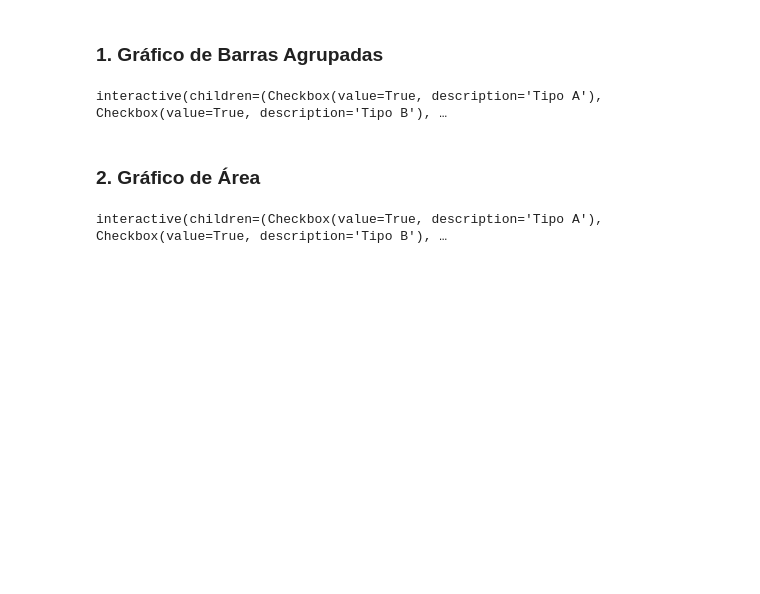
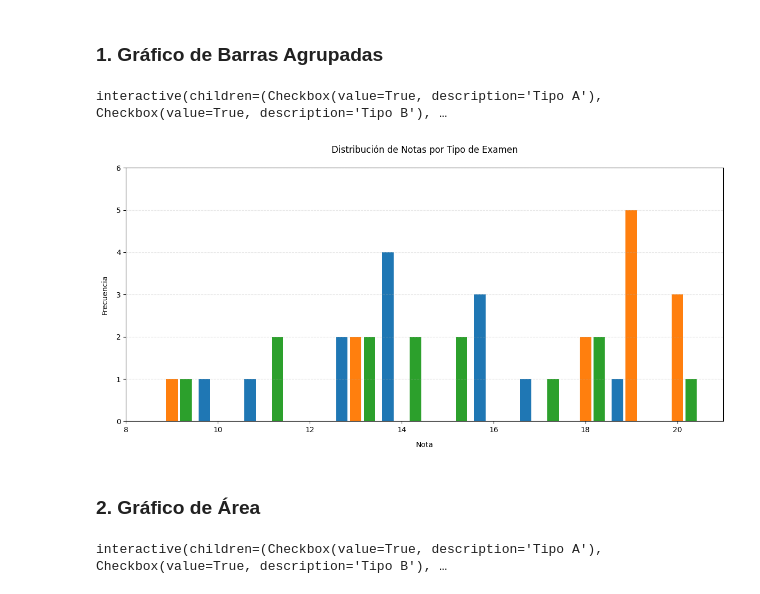
Before and after one commit to josevasquezramos/algoritmosevolutivos, a Jupyter notebook: Teoria Semana 07/Notas.ipynb, the cells around one changed output. Cells and saved outputs as stored; diff of their text form; code cells hidden in the pictures; blank space fills up the shorter version.

Commit message:
Analisis de examen de 1U

```diff
--- a/Teoria Semana 07/Notas.ipynb
+++ b/Teoria Semana 07/Notas.ipynb
@@ -113,6 +113,32 @@ def actualizar_barras(mostrar_A=True, mostrar_B=True, mostrar_C=True):
     plt.show()
 # %% [output]
 interactive(children=(Checkbox(value=True, description='Tipo A'), Checkbox(value=True, description='Tipo B'), …
+# %%
+# Gráfico de barras no interactivo
+plt.figure(figsize=FIG_SIZE)
+ax = plt.gca()
+
+# Dibujar todas las barras disponibles
+for tipo in tipos_disponibles:
+    pos = posiciones[tipo] if len(tipos_disponibles) > 1 else 0
+    plt.bar(frecuencias.index + pos,
+           frecuencias[tipo],
+           width=ancho_barra,
+           color=COLORES[tipo],
+           label=tipo)
+
+# Configuración del gráfico
+ax.set_ylim(y_limit)
+ax.set_xlim(frecuencias.index[0]-1, frecuencias.index[-1]+1)
+ax.set_title('Distribución de Notas por Tipo de Examen', pad=20)
+ax.set_xlabel('Nota', labelpad=10)
+ax.set_ylabel('Frecuencia', labelpad=10)
+ax.grid(axis='y', linestyle='--', alpha=0.3)
+
+plt.tight_layout()
+plt.show()
+# %% [output]
+[figure, added]
 # %% [markdown]
 ### 2. Gráfico de Área
 # %%
```
Also changed, not shown: parts of 1 cell of this notebook.
